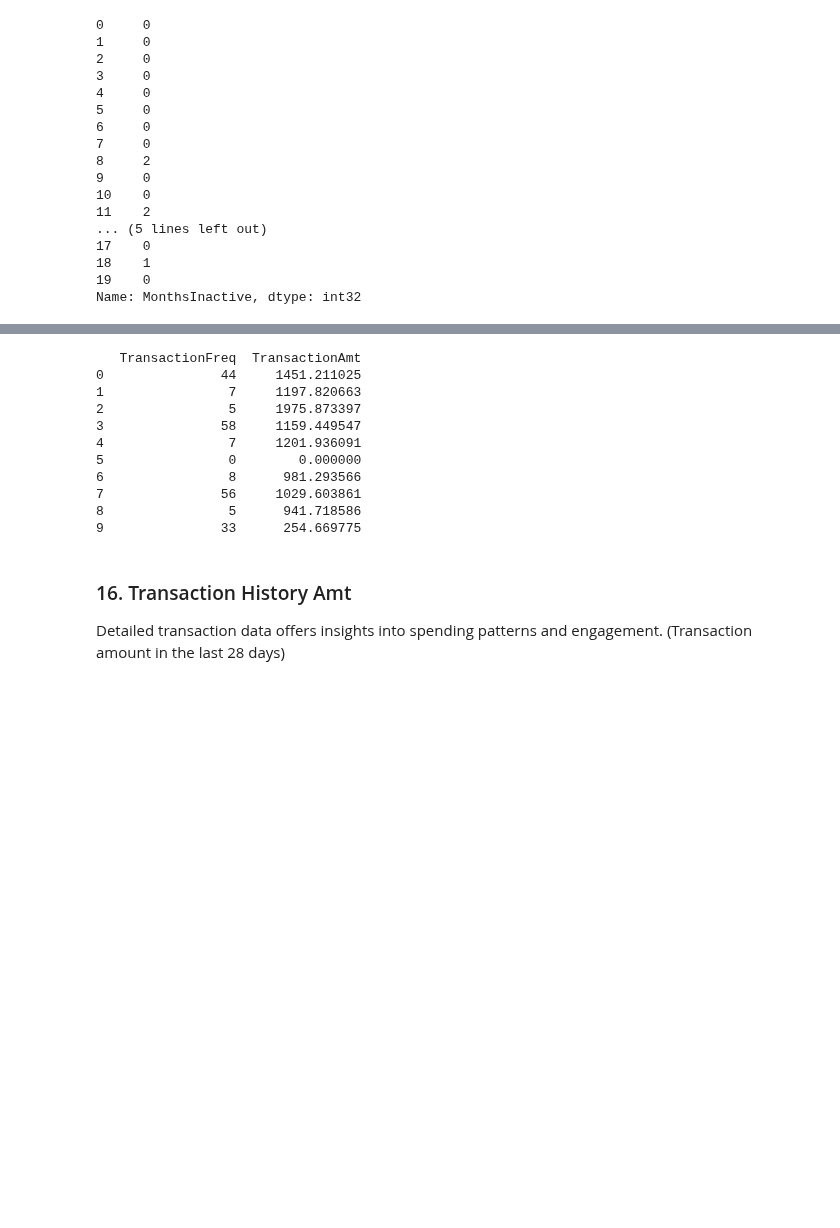
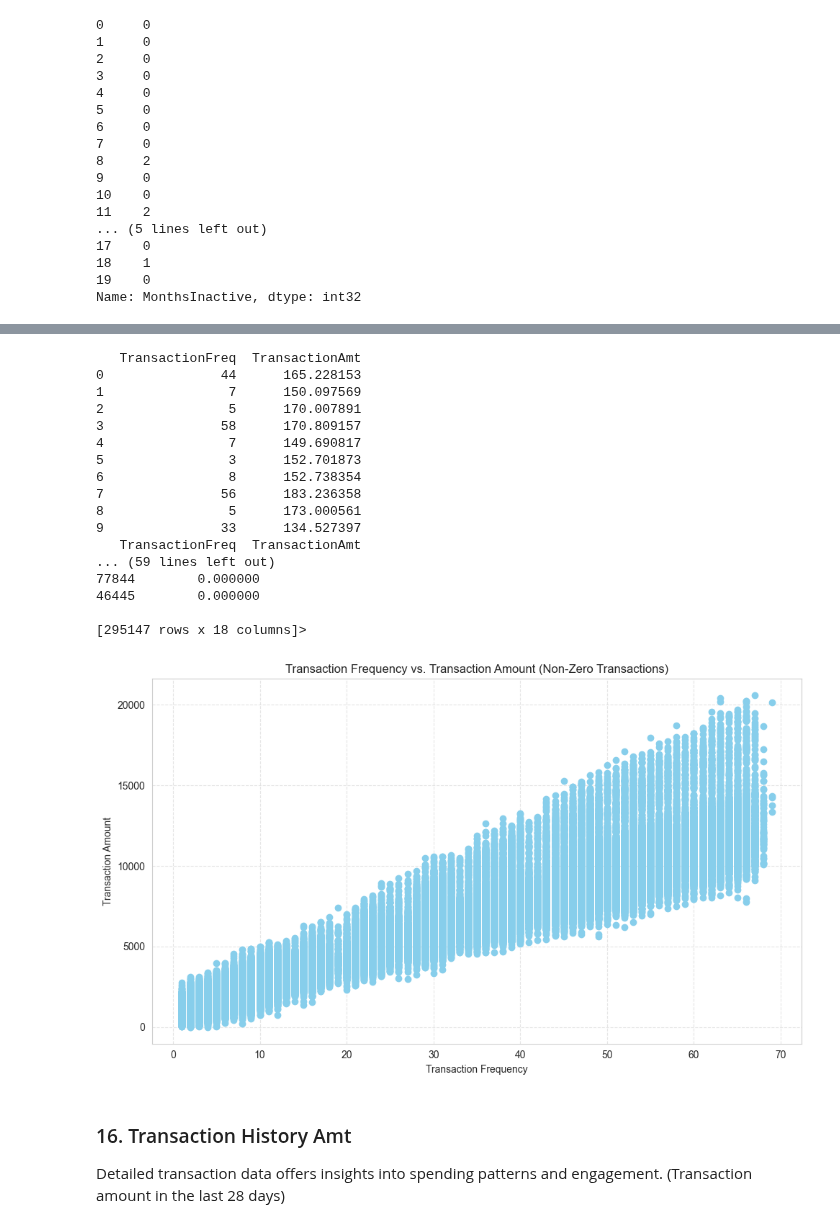
Before and after one commit to CabooseExia/DSA3101-Customer-Churn, a Jupyter notebook: DataSynthesis.ipynb, the cells around one changed output, grey strips where cells are left out. Drawn from its saved outputs; the diff is of its cells as text; code cells hidden in the pictures; blank space fills up the shorter version.

```diff
--- a/DataSynthesis.ipynb
+++ b/DataSynthesis.ipynb
@@ -407,50 +407,89 @@ exchange_rate_inr_to_sgd = 0.016
 trans_df['Amount'] = trans_df['Amount'] * exchange_rate_inr_to_sgd
 trans_df['Amount'] = trans_df['Amount'].round(2)
 
 
 monthly_data = trans_df.groupby(['Year', 'Month']).agg({'Amount': 'sum', 'Date': 'count'}).reset_index()
 monthly_data.rename(columns={'Amount': 'TotalAmount', 'Date': 'Frequency'}, inplace=True)
-# print(trans_df.head())
+monthly_data['AvgTransactionPerMonth'] = monthly_data['TotalAmount'] / monthly_data['Frequency']
+
+# print(monthly_data.head(20))
 
 
-kde_freq = KernelDensity(bandwidth=1.0, kernel='gaussian')
-kde_amount = KernelDensity(bandwidth=1.0, kernel='gaussian')
+kde_freq = KernelDensity(bandwidth=1, kernel='gaussian')
+kde_amount = KernelDensity(bandwidth=25, kernel='gaussian')
 
-# Fit KDE models to frequency and total amount data
 kde_freq.fit(monthly_data['Frequency'].values.reshape(-1, 1))
-kde_amount.fit(monthly_data['TotalAmount'].values.reshape(-1, 1))
+kde_amount.fit(monthly_data['AvgTransactionPerMonth'].values.reshape(-1, 1))
 
-# Generate new samples using KDE based on the number of rows in bank_df_train
 new_freq_samples = kde_freq.sample(len(bank_df_train)).reshape(-1)
 new_amount_samples = kde_amount.sample(len(bank_df_train)).reshape(-1)
 
 new_freq_samples_2 = kde_freq.sample(len(bank_df_test)).reshape(-1)
 new_amount_samples_2 = kde_amount.sample(len(bank_df_test)).reshape(-1)
 
-# Add generated samples to the DataFrame bank_df_train
 bank_df_train['TransactionFreq'] = new_freq_samples
 bank_df_train['TransactionFreq'] = bank_df_train['TransactionFreq'].astype(int)
 bank_df_train['TransactionAmt'] = new_amount_samples
+percentile_75 = bank_df_train['TransactionAmt'].quantile(0.75)
+# bank_df_train['TransactionAmt'] = bank_df_train['TransactionAmt'].apply(lambda x: max(x, percentile_75))
+
+min_value = bank_df_train['TransactionAmt'].min()
+max_value = bank_df_train['TransactionAmt'].max()
+bank_df_train['TransactionAmt'] = ((bank_df_train['TransactionAmt'] - min_value) / (max_value - min_value)) * (percentile_75 - min_value) + percentile_75
+print(bank_df_train[['TransactionFreq', 'TransactionAmt']].head(10))
+
+
+bank_df_train['TransactionAmt'] = bank_df_train['TransactionAmt'] * bank_df_train['TransactionFreq']
+
 
 bank_df_test['TransactionFreq'] = new_freq_samples_2
 bank_df_test['TransactionFreq'] = bank_df_test['TransactionFreq'].astype(int)
 bank_df_test['TransactionAmt'] = new_amount_samples_2
 
 bank_df_train.loc[(bank_df_train['Exited'] == 1) | (bank_df_train['MonthsInactive'] > 0), ['TransactionFreq', 'TransactionAmt']] = 0
 
+non_zero_mask = (bank_df_train['TransactionFreq'] != 0) & (bank_df_train['TransactionAmt'] != 0)
+noise_freq = np.random.normal(0, 0.00, len(bank_df_train))
+noise_amt = np.random.normal(1000, 500, len(bank_df_train))
+
+bank_df_train.loc[non_zero_mask, 'TransactionFreq'] += noise_freq[non_zero_mask]
+bank_df_train.loc[non_zero_mask, 'TransactionAmt'] += noise_amt[non_zero_mask]
+
+bank_df_train['TransactionAmt'] = bank_df_train['TransactionAmt'].abs().round(2)
+
 print(bank_df_train[['TransactionFreq', 'TransactionAmt']].head(10))
+print(bank_df_train.describe)
+
+
+
+non_zero_rows = bank_df_train[bank_df_train['TransactionAmt'] != 0]
+plt.figure(figsize=(10, 6))
+plt.scatter(non_zero_rows['TransactionFreq'], non_zero_rows['TransactionAmt'], color='skyblue')
+plt.title('Transaction Frequency vs. Transaction Amount (Non-Zero Transactions)')
+plt.xlabel('Transaction Frequency')
+plt.ylabel('Transaction Amount')
+plt.grid(axis='both', linestyle='--', alpha=0.5)
+plt.tight_layout()
+plt.show()
 # %% [output]
    TransactionFreq  TransactionAmt
-0               44     1451.211025
-1                7     1197.820663
-2                5     1975.873397
-3               58     1159.449547
-4                7     1201.936091
-5                0        0.000000
-6                8      981.293566
-7               56     1029.603861
-8                5      941.718586
-9               33      254.669775
+0               44      165.228153
+1                7      150.097569
+2                5      170.007891
+3               58      170.809157
+4                7      149.690817
+5                3      152.701873
+6                8      152.738354
+7               56      183.236358
+8                5      173.000561
+9               33      134.527397
+   TransactionFreq  TransactionAmt
+... (59 lines left out)
+77844        0.000000
+46445        0.000000
+
+[295147 rows x 18 columns]>
+[figure, added]
 # %%
 # from sklearn.neighbors import KernelDensity
 
```
Also changed, not shown: parts of 33 cells of this notebook, 2 other files.
